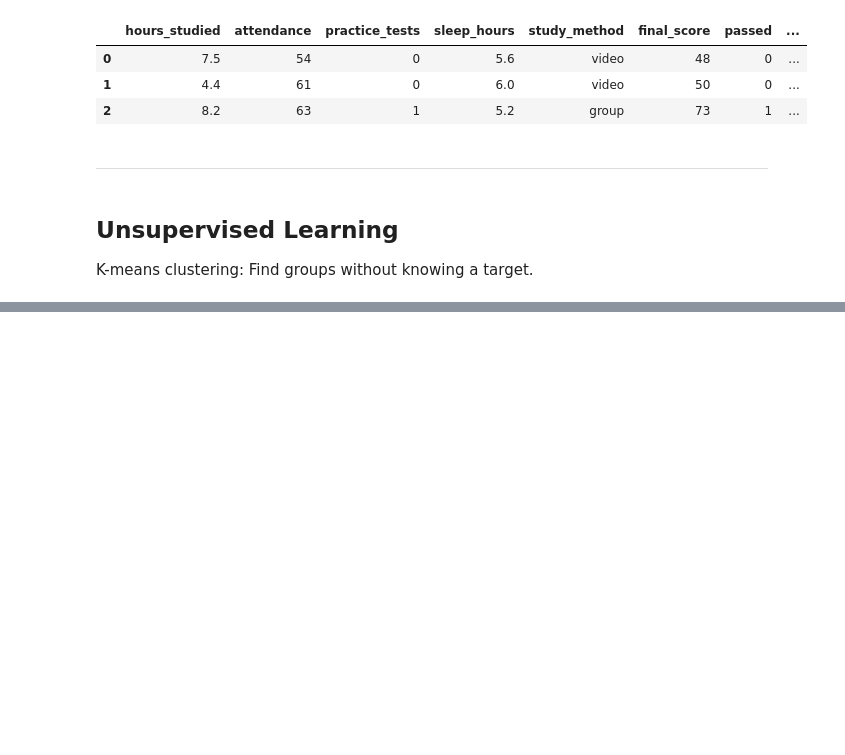
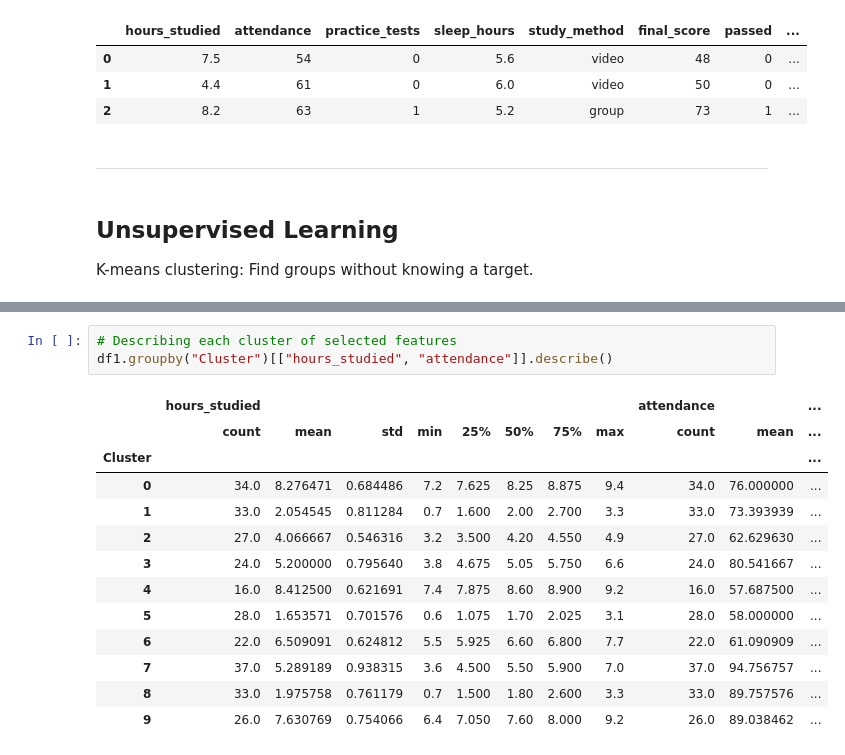
Before and after one commit to mj-awad17/AI-Engineering-bootcamp, a Jupyter notebook: Week-3/Day-3/class_work.ipynb, the cells around one changed output, grey strips where cells are left out. Cells and saved outputs as stored; diff of their text form; blank space fills up the shorter version.

```diff
--- a/Week-3/Day-3/class_work.ipynb
+++ b/Week-3/Day-3/class_work.ipynb
@@ -446,0 +559,17 @@ K-means clustering: Find groups without knowing a target.
+# %%
+# Describing each cluster of selected features
+df1.groupby("Cluster")[["hours_studied", "attendance"]].describe()
+# %% [output]
+|  | hours_studied |  |  |  |  |  |  |  | attendance |  | ... |
+|  | count | mean | std | min | 25% | 50% | 75% | max | count | mean | ... |
+| Cluster |  |  |  |  |  |  |  |  |  |  | ... |
+| 0 | 34.0 | 8.276471 | 0.684486 | 7.2 | 7.625 | 8.25 | 8.875 | 9.4 | 34.0 | 76.000000 | ... |
+| 1 | 33.0 | 2.054545 | 0.811284 | 0.7 | 1.600 | 2.00 | 2.700 | 3.3 | 33.0 | 73.393939 | ... |
+| 2 | 27.0 | 4.066667 | 0.546316 | 3.2 | 3.500 | 4.20 | 4.550 | 4.9 | 27.0 | 62.629630 | ... |
+| 3 | 24.0 | 5.200000 | 0.795640 | 3.8 | 4.675 | 5.05 | 5.750 | 6.6 | 24.0 | 80.541667 | ... |
+| 4 | 16.0 | 8.412500 | 0.621691 | 7.4 | 7.875 | 8.60 | 8.900 | 9.2 | 16.0 | 57.687500 | ... |
+| 5 | 28.0 | 1.653571 | 0.701576 | 0.6 | 1.075 | 1.70 | 2.025 | 3.1 | 28.0 | 58.000000 | ... |
+| 6 | 22.0 | 6.509091 | 0.624812 | 5.5 | 5.925 | 6.60 | 6.800 | 7.7 | 22.0 | 61.090909 | ... |
+| 7 | 37.0 | 5.289189 | 0.938315 | 3.6 | 4.500 | 5.50 | 5.900 | 7.0 | 37.0 | 94.756757 | ... |
+| 8 | 33.0 | 1.975758 | 0.761179 | 0.7 | 1.500 | 1.80 | 2.600 | 3.3 | 33.0 | 89.757576 | ... |
+| 9 | 26.0 | 7.630769 | 0.754066 | 6.4 | 7.050 | 7.60 | 8.000 | 9.2 | 26.0 | 89.038462 | ... |
```
Also changed, not shown: parts of 17 cells of this notebook, 1 other file.
